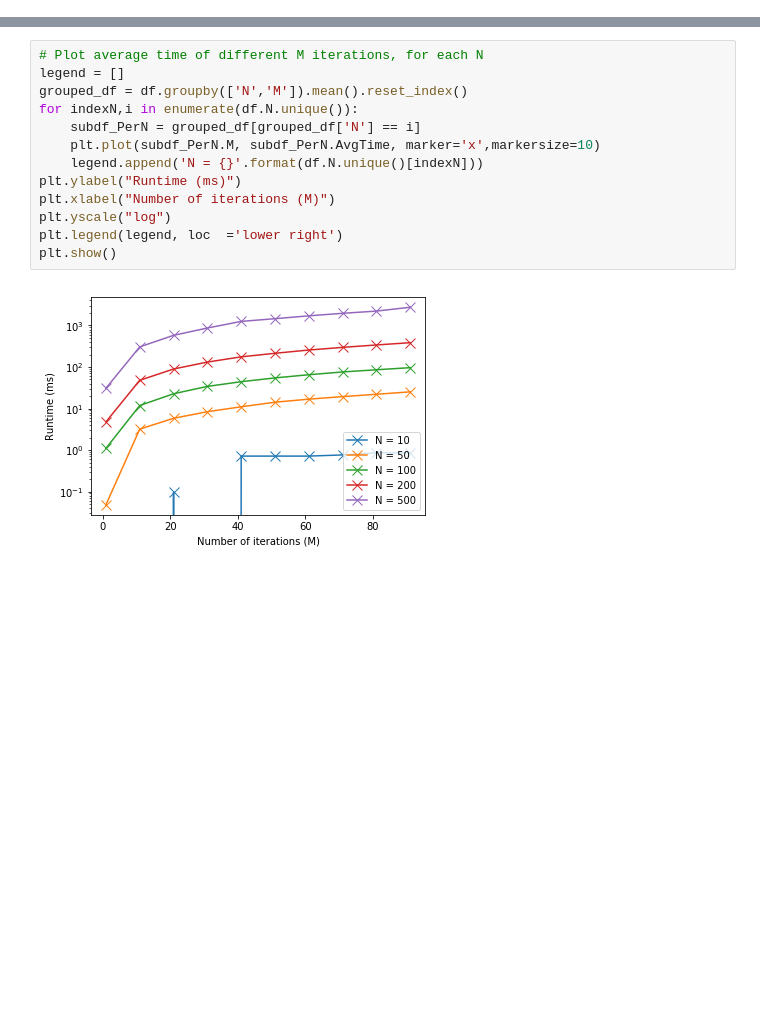
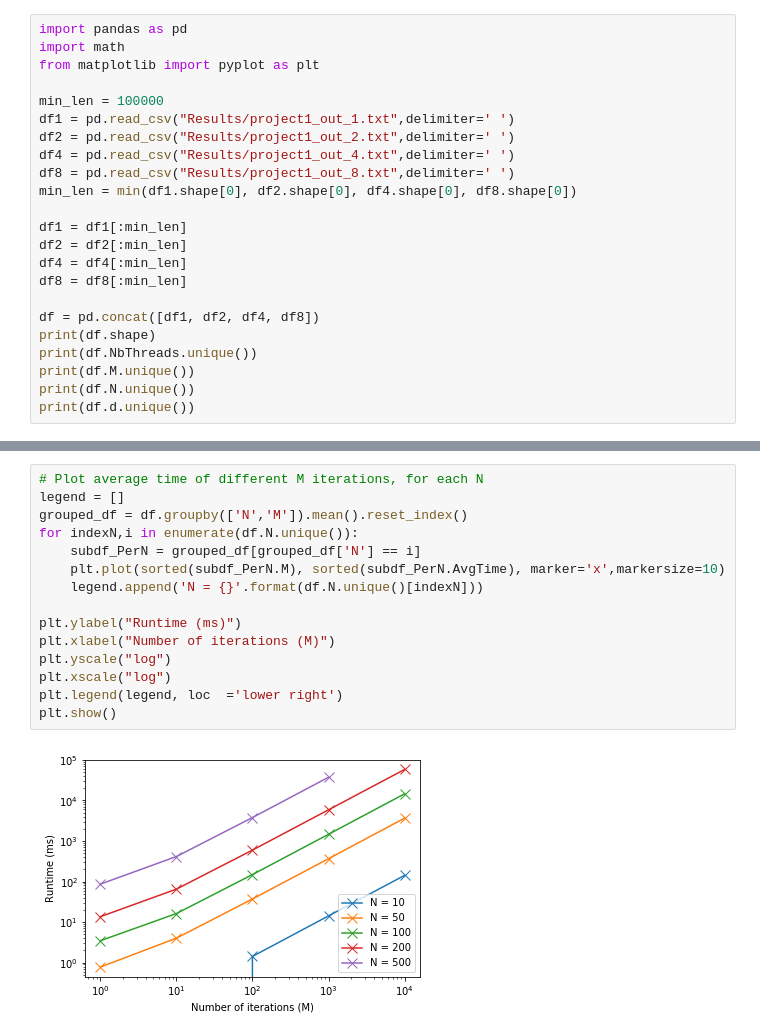
Before and after one commit to tcrasset/Conducting-matrix-percolation, a Jupyter notebook: plot.ipynb, the cells around one changed output, grey strips where cells are left out. Drawn from its saved outputs; the diff is of its cells as text; blank space fills up the shorter version.

Commit message:
Correct plotting of results

```diff
--- a/plot.ipynb
+++ b/plot.ipynb
@@ -10,0 +1,23 @@ Index(['Flag', 'N', 'd', 'M', 'NbThreads', 'AvgTime', 'Probability'], dtype='obj
+# %%
+import pandas as pd
+import math
+from matplotlib import pyplot as plt
+
+min_len = 100000
+df1 = pd.read_csv("Results/project1_out_1.txt",delimiter=' ')
+df2 = pd.read_csv("Results/project1_out_2.txt",delimiter=' ')
+df4 = pd.read_csv("Results/project1_out_4.txt",delimiter=' ')
+df8 = pd.read_csv("Results/project1_out_8.txt",delimiter=' ')
+min_len = min(df1.shape[0], df2.shape[0], df4.shape[0], df8.shape[0])
+
+df1 = df1[:min_len]
+df2 = df2[:min_len]
+df4 = df4[:min_len]
+df8 = df8[:min_len]
+
+df = pd.concat([df1, df2, df4, df8])
+print(df.shape)
+print(df.NbThreads.unique())
+print(df.M.unique())
+print(df.N.unique())
+print(df.d.unique())
@@ -67,15 +90,17 @@ plt.show()
 # %%
 # Plot average time of different M iterations, for each N
 legend = []
 grouped_df = df.groupby(['N','M']).mean().reset_index()
 for indexN,i in enumerate(df.N.unique()):
     subdf_PerN = grouped_df[grouped_df['N'] == i]
-    plt.plot(subdf_PerN.M, subdf_PerN.AvgTime, marker='x',markersize=10)
+    plt.plot(sorted(subdf_PerN.M), sorted(subdf_PerN.AvgTime), marker='x',markersize=10)
     legend.append('N = {}'.format(df.N.unique()[indexN]))
+
 plt.ylabel("Runtime (ms)")
 plt.xlabel("Number of iterations (M)")
 plt.yscale("log")
+plt.xscale("log")
 plt.legend(legend, loc  ='lower right')
 plt.show()
 # %% [output]
-[figure, old version]
+[figure, new version]
```
Also changed, not shown: parts of 7 cells of this notebook, 5 other files.
